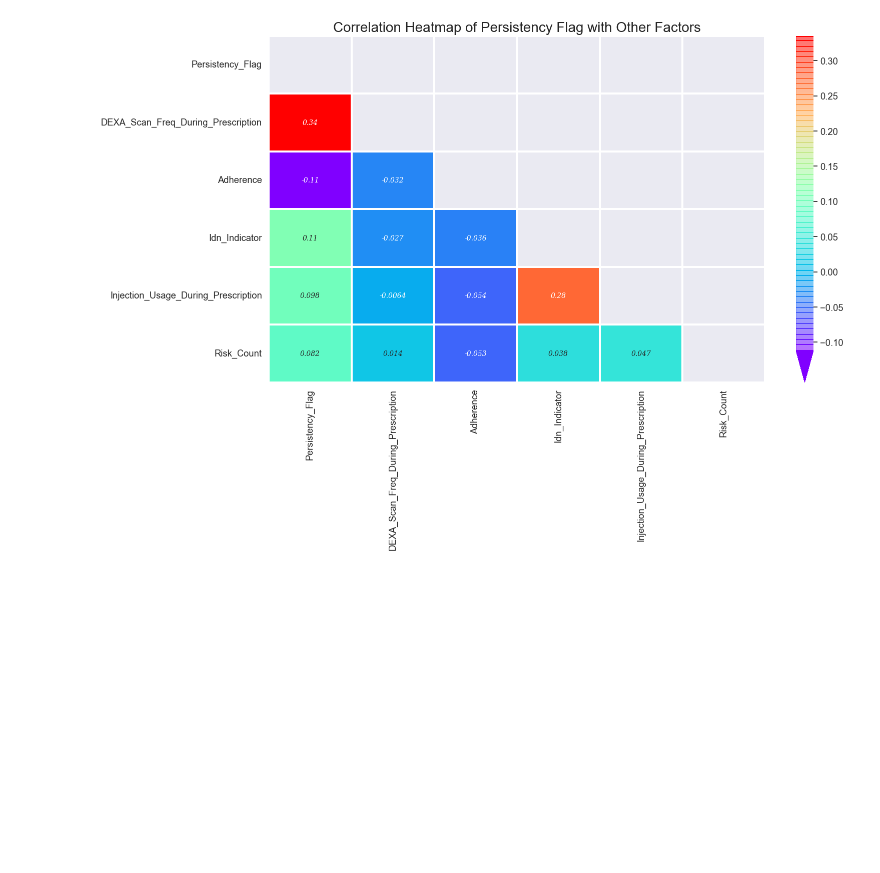
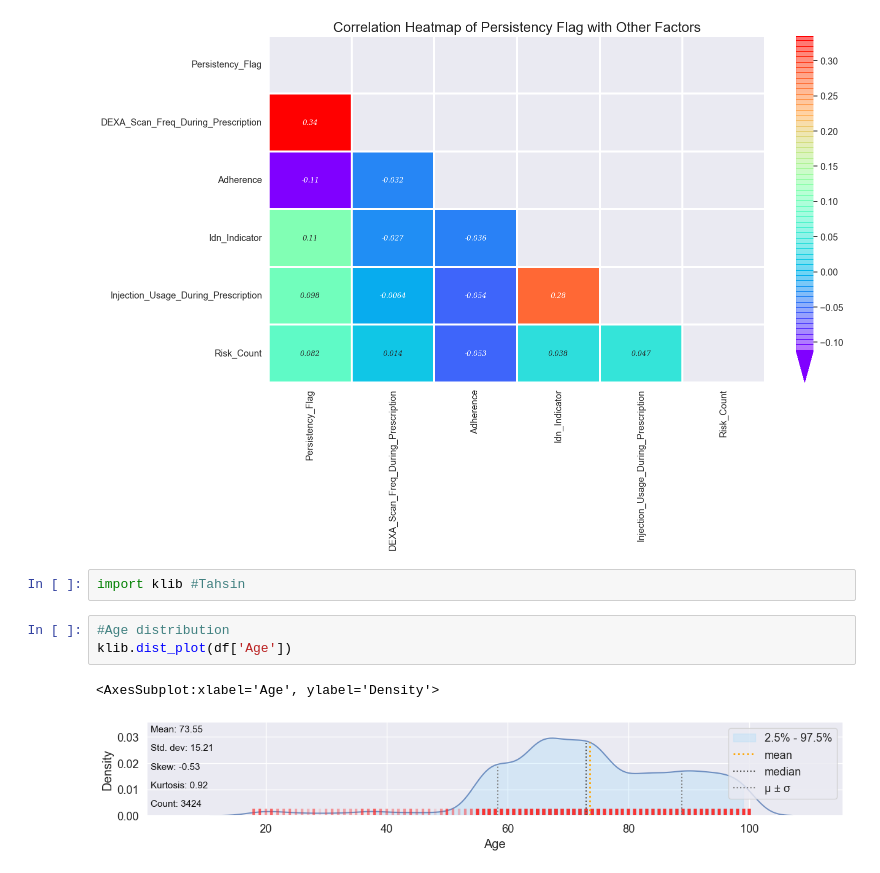
Before and after one commit to LiviaNFoster/DataGlacierFinalProject, a Jupyter notebook: FinalProject.ipynb, the cells around one changed output. Drawn from its saved outputs; the diff is of its cells as text; blank space fills up the shorter version.

Commit message:
cleaned correlations, distribution plot, boxplot

```diff
--- a/FinalProject.ipynb
+++ b/FinalProject.ipynb
@@ -1350,3 +1376,11 @@ plt.title('Correlation Heatmap of Persistency Flag with Other Factors', fontsize
 sns.set(font_scale = 1.2)
 # %% [output]
 [figure]
+# %%
+import klib #Tahsin
+# %%
+#Age distribution
+klib.dist_plot(df['Age'])
+# %% [output]
+<AxesSubplot:xlabel='Age', ylabel='Density'>
+[figure, added]
```
Also changed, not shown: parts of 18 cells of this notebook.
